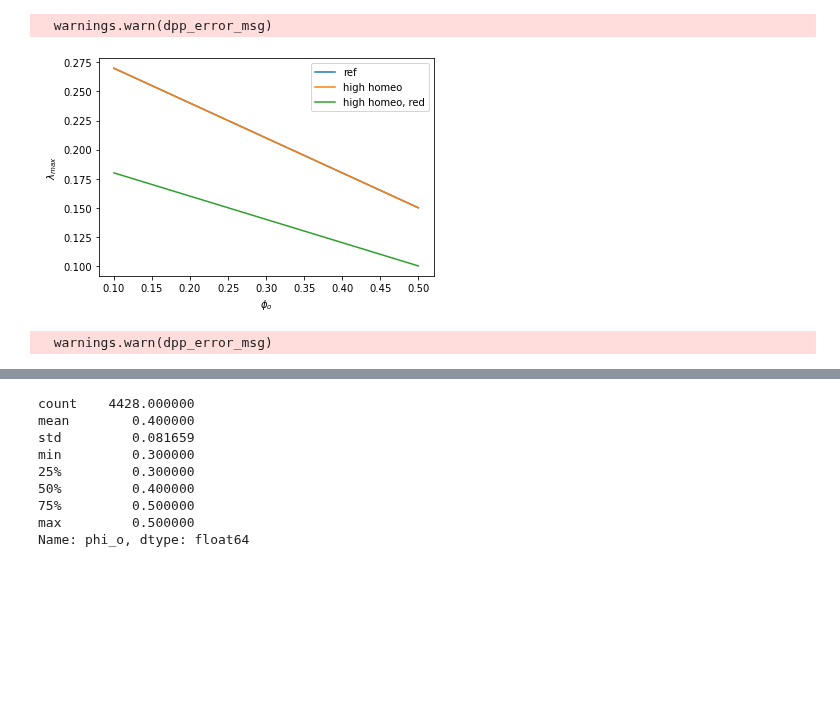
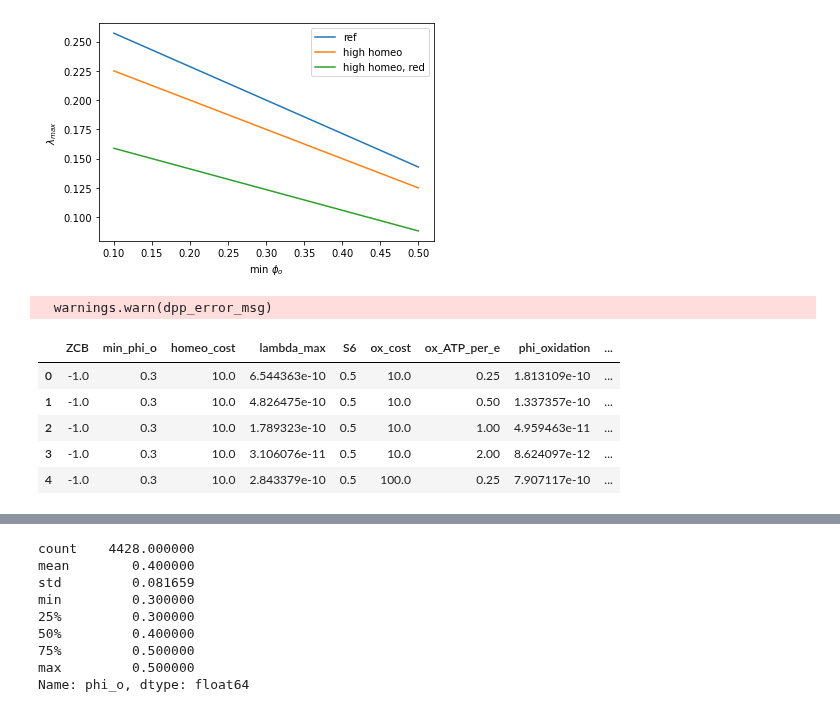
Before and after one commit to flamholz/redox-proteome, a Jupyter notebook: notebooks/LinearizedAutoModel.ipynb, the cells around one changed output, grey strips where cells are left out. Saved outputs shown, nothing was run; the diff lists cells and outputs as text; code cells hidden in the pictures; blank space fills up the shorter version.

```diff
--- a/notebooks/LinearizedAutoModel.ipynb
+++ b/notebooks/LinearizedAutoModel.ipynb
@@ -84,0 +42,15 @@ Text(0, 0.5, '$\\phi$')
+# %%
+p = lam.max_anabolic_rate_problem(min_phi_o=0.4, max_lambda_hr=0.1)
+lambdas = np.arange(0.1, 1.501, 0.01)
+results = []
+
+for lam_val in lambdas:
+    p.param_dict['max_lambda_hr'].value = lam_val
+    res = p.solve()
+    d = lam.solution_as_dict(p)
+    results.append(d)
+
+phi_df = pd.DataFrame(results)
+phi_df['max_lambda_hr'] = lambdas
+phi_df.set_index('lambda_hr', inplace=True)
+phi_df.head()
@@ -182,28 +182,27 @@ sns.histplot(data=res_df, y='lambda_max', x='m_ATP_homeostasis', legend=False)
 # %%
 ref_lam = LinearMetabolicModel.FromFiles(m_fname, S_fname)
 
 high_homeo_lam = LinearMetabolicModel.FromFiles(m_fname, S_fname)
 high_homeo_lam.set_process_mass('cyclic_flow', 400) # 4x baseline
 
 high_homeo_red_lam = LinearMetabolicModel.FromFiles(m_fname, S_fname)
 high_homeo_red_lam.set_process_mass('cyclic_flow', 400) # 4x baseline
 high_homeo_red_lam.set_process_mass('reduction', 400) # 4x baseline
 
 phi_os = np.arange(0.1, 0.501, 0.1)
-ref_lambdas = [ref_lam.maximize_lambda(phi_o=p)[0] for p in phi_os]
-high_homeo_lambdas = [high_homeo_lam.maximize_lambda(phi_o=p)[0] for p in phi_os]
-high_homeo_red_lambdas = [high_homeo_red_lam.maximize_lambda(phi_o=p)[0] for p in phi_os]
+ref_lambdas = [ref_lam.maximize_lambda(min_phi_o=p)[0] for p in phi_os]
+high_homeo_lambdas = [high_homeo_lam.maximize_lambda(min_phi_o=p)[0] for p in phi_os]
+high_homeo_red_lambdas = [high_homeo_red_lam.maximize_lambda(min_phi_o=p)[0] for p in phi_os]
 
 plt.plot(phi_os, ref_lambdas, label='ref')
 plt.plot(phi_os, high_homeo_lambdas, label='high homeo')
 plt.plot(phi_os, high_homeo_red_lambdas, label='high homeo, red')
 plt.legend()
-plt.xlabel(r'$\phi_o$')
+plt.xlabel(r'min $\phi_o$')
 plt.ylabel(r'$\lambda_{max}$')
 plt.show()
 # %% [output]
-  warnings.warn(dpp_error_msg)
-[figure, old version]
+[figure, new version]
 # %%
 ZCBs = np.arange(-1, 1.01, 0.05)
 phi_os = np.arange(0.3, 0.501, 0.1)
@@ -255,6 +252,15 @@ for z in ZCBs:
 res_df = pd.DataFrame(res_dict)
 # %% [output]
   warnings.warn(dpp_error_msg)
+# %%
+res_df[res_df.lambda_max > 0].head()
+# %% [output]
+|  | ZCB | min_phi_o | homeo_cost | lambda_max | S6 | ox_cost | ox_ATP_per_e | phi_oxidation | ... |
+| 0 | -1.0 | 0.3 | 10.0 | 6.544363e-10 | 0.5 | 10.0 | 0.25 | 1.813109e-10 | ... |
+| 1 | -1.0 | 0.3 | 10.0 | 4.826475e-10 | 0.5 | 10.0 | 0.50 | 1.337357e-10 | ... |
+| 2 | -1.0 | 0.3 | 10.0 | 1.789323e-10 | 0.5 | 10.0 | 1.00 | 4.959463e-11 | ... |
+| 3 | -1.0 | 0.3 | 10.0 | 3.106076e-11 | 0.5 | 10.0 | 2.00 | 8.624097e-12 | ... |
+| 4 | -1.0 | 0.3 | 10.0 | 2.843379e-10 | 0.5 | 100.0 | 0.25 | 7.907117e-10 | ... |
 # %%
 fig, axs = plt.subplots(figsize=(10, 10), nrows=4, ncols=3, sharex=True, sharey=True)
 
```
Also changed, not shown: parts of 13 cells of this notebook, 1 other file.
